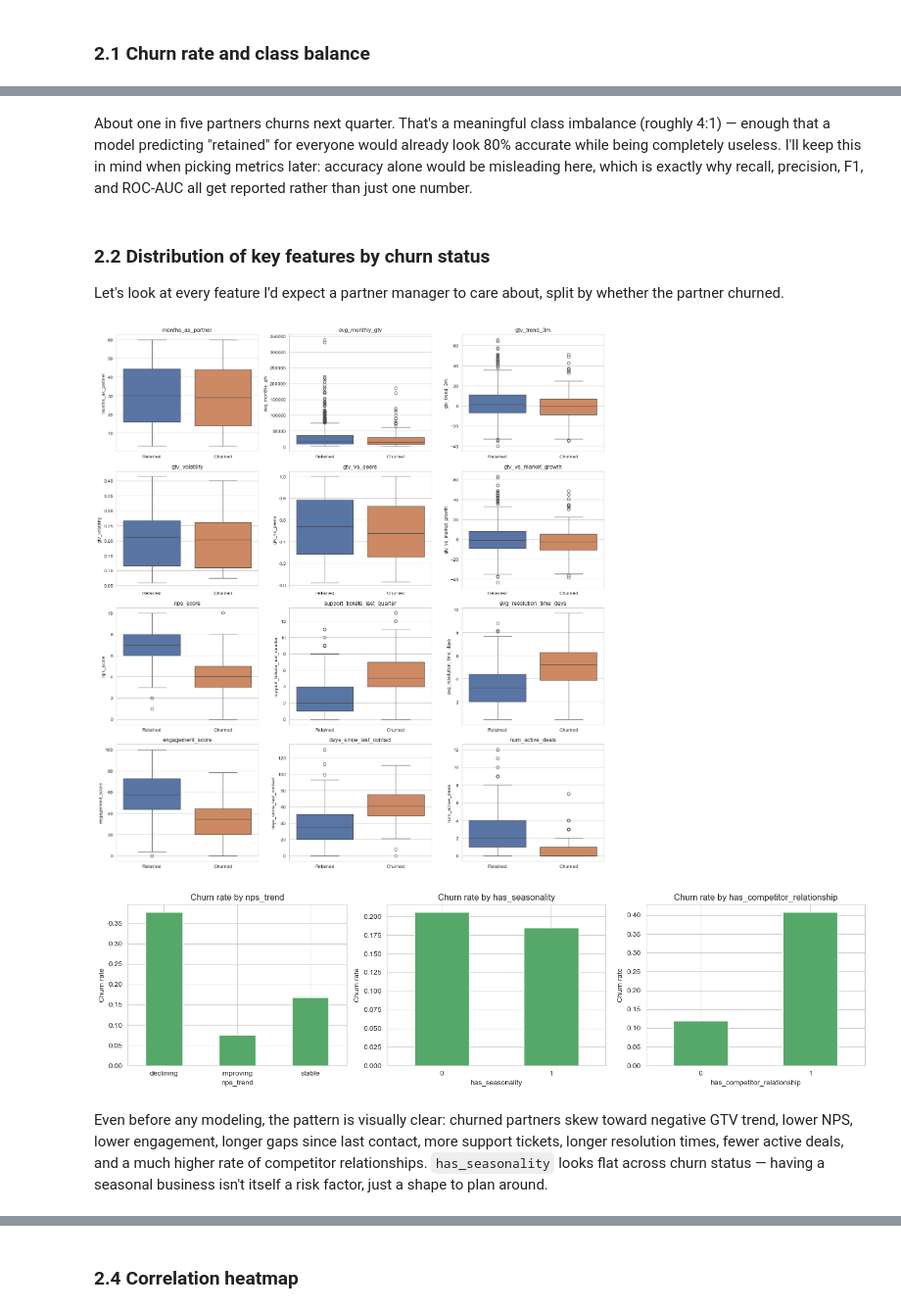
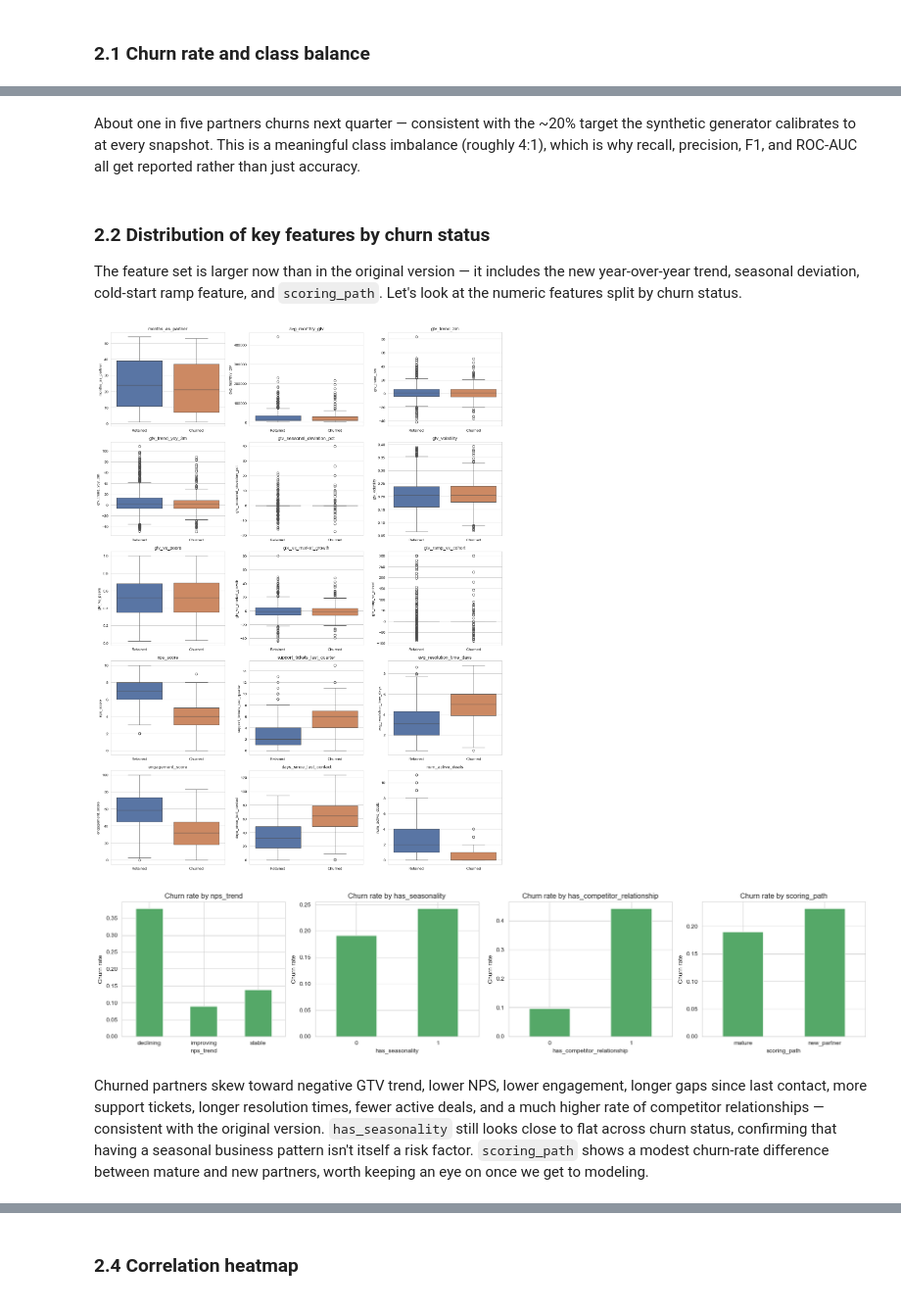
Before and after one commit to AdriaRM96/partner-churn-prediction, a Jupyter notebook: notebooks/partner_churn_prediction.ipynb, the cells around one changed output, grey strips where cells are left out. Shown at 98% size. Cells and saved outputs as stored; diff of their text form; code cells hidden in the pictures.

```diff
--- a/notebooks/partner_churn_prediction.ipynb
+++ b/notebooks/partner_churn_prediction.ipynb
@@ -55,11 +63,9 @@ This is deliberate: the feature-engineering logic lives in one reusable module i
 # %%
-churn_df = load_and_build_dataset(
-    "../data/partner_static.csv",
-    "../data/partner_gtv_history.csv",
-)
-gtv_history = pd.read_csv("../data/partner_gtv_history.csv")
+snapshots_df = load_partner_snapshots("../data/partner_snapshots.csv")
+gtv_history = load_gtv_history("../data/partner_gtv_history.csv")
 
-print("Model-ready dataset (built via the pipeline):", churn_df.shape)
-print("GTV history:", gtv_history.shape, f"-> {gtv_history['month_index'].nunique()} months per partner")
-churn_df.head()
+print("Snapshot dataset:", snapshots_df.shape)
+print(snapshots_df["snapshot_role"].value_counts().to_string())
+print("\nGTV history:", gtv_history.shape, f"-> {gtv_history['month_index'].nunique()} months per partner")
+snapshots_df.head()
 # %% [output]
@@ -98,0 +112,3 @@ This is where I spend most of my time before ever fitting a model. In a real par
+# %%
+train_df = snapshots_df[snapshots_df["snapshot_role"] == "train"].reset_index(drop=True)
+print(f"EDA dataset (train snapshot only): {train_df.shape}")
@@ -99,15 +117,15 @@ This is where I spend most of my time before ever fitting a model. In a real par
 # %% [markdown]
 ### 2.1 Churn rate and class balance
 # %%
-churn_rate = churn_df["churned_next_quarter"].mean()
-print(f"Overall churn rate: {churn_rate:.1%}")
-print(churn_df["churned_next_quarter"].value_counts())
+churn_rate = train_df["churned_next_quarter"].mean()
+print(f"Train-snapshot churn rate: {churn_rate:.1%}")
+print(train_df["churned_next_quarter"].value_counts())
 
-ax = churn_df["churned_next_quarter"].value_counts().sort_index().plot(
+ax = train_df["churned_next_quarter"].value_counts().sort_index().plot(
     kind="bar", color=["#4C72B0", "#DD8452"], figsize=(4, 4)
 )
 ax.set_xticklabels(["Retained (0)", "Churned (1)"], rotation=0)
 ax.set_ylabel("Number of partners")
-ax.set_title("Partner churn distribution")
+ax.set_title("Partner churn distribution (train snapshot)")
 plt.show()
 # %% [output]
@@ -120,36 +138,36 @@ Name: count, dtype: int64
 # %% [markdown]
-About one in five partners churns next quarter. That's a meaningful class imbalance (roughly 4:1) — enough that a model predicting "retained" for everyone would already look 80% accurate while being completely useless. I'll keep this in mind when picking metrics later: accuracy alone would be misleading here, which is exactly why recall, precision, F1, and ROC-AUC all get reported rather than just one number.
+About one in five partners churns next quarter — consistent with the ~20% target the synthetic generator calibrates to at every snapshot. This is a meaningful class imbalance (roughly 4:1), which is why recall, precision, F1, and ROC-AUC all get reported rather than just accuracy.
-# %% [markdown]
-### 2.2 Distribution of key features by churn status
-
-Let's look at every feature I'd expect a partner manager to care about, split by whether the partner churned.
+# %% [markdown]
+### 2.2 Distribution of key features by churn status
+
+The feature set is larger now than in the original version — it includes the new year-over-year trend, seasonal deviation, cold-start ramp feature, and `scoring_path`. Let's look at the numeric features split by churn status.
 # %%
 numeric_features = [
-    "months_as_partner", "avg_monthly_gtv", "gtv_trend_3m", "gtv_volatility",
-    "gtv_vs_peers", "gtv_vs_market_growth", "nps_score",
-    "support_tickets_last_quarter", "avg_resolution_time_days",
-    "engagement_score", "days_since_last_contact", "num_active_deals",
+    "months_as_partner", "avg_monthly_gtv", "gtv_trend_3m", "gtv_trend_yoy_3m",
+    "gtv_seasonal_deviation_pct", "gtv_volatility", "gtv_vs_peers", "gtv_vs_market_growth",
+    "gtv_ramp_vs_cohort", "nps_score", "support_tickets_last_quarter",
+    "avg_resolution_time_days", "engagement_score", "days_since_last_contact", "num_active_deals",
 ]
 
-fig, axes = plt.subplots(4, 3, figsize=(15, 16))
+fig, axes = plt.subplots(5, 3, figsize=(15, 20))
 for ax, col in zip(axes.ravel(), numeric_features):
     sns.boxplot(
-        data=churn_df, x="churned_next_quarter", y=col, ax=ax,
+        data=train_df, x="churned_next_quarter", y=col, ax=ax,
         hue="churned_next_quarter", palette=["#4C72B0", "#DD8452"], legend=False
     )
     ax.set_xticklabels(["Retained", "Churned"])
     ax.set_xlabel("")
     ax.set_title(col)
 
 plt.tight_layout()
 plt.show()
 # %% [output]
-[figure, old version]
+[figure, new version]
 # %%
-fig, axes = plt.subplots(1, 3, figsize=(15, 4))
+fig, axes = plt.subplots(1, 4, figsize=(18, 4))
 
-for ax, col in zip(axes, ["nps_trend", "has_seasonality", "has_competitor_relationship"]):
-    rate = churn_df.groupby(col)["churned_next_quarter"].mean()
+for ax, col in zip(axes, ["nps_trend", "has_seasonality", "has_competitor_relationship", "scoring_path"]):
+    rate = train_df.groupby(col)["churned_next_quarter"].mean()
     rate.plot(kind="bar", ax=ax, color="#55A868")
     ax.set_ylabel("Churn rate")
     ax.set_title(f"Churn rate by {col}")
@@ -158,8 +176,8 @@ for ax, col in zip(axes, ["nps_trend", "has_seasonality", "has_competitor_relati
 plt.tight_layout()
 plt.show()
 # %% [output]
-[figure, old version]
+[figure, new version]
 # %% [markdown]
-Even before any modeling, the pattern is visually clear: churned partners skew toward negative GTV trend, lower NPS, lower engagement, longer gaps since last contact, more support tickets, longer resolution times, fewer active deals, and a much higher rate of competitor relationships. `has_seasonality` looks flat across churn status — having a seasonal business isn't itself a risk factor, just a shape to plan around.
+Churned partners skew toward negative GTV trend, lower NPS, lower engagement, longer gaps since last contact, more support tickets, longer resolution times, fewer active deals, and a much higher rate of competitor relationships — consistent with the original version. `has_seasonality` still looks close to flat across churn status, confirming that having a seasonal business pattern isn't itself a risk factor. `scoring_path` shows a modest churn-rate difference between mature and new partners, worth keeping an eye on once we get to modeling.
 # %% [markdown]
 ### 2.3 Churn rate by segment (region, vertical, tier)
```
Also changed, not shown: parts of 73 cells of this notebook, 10 other files.
